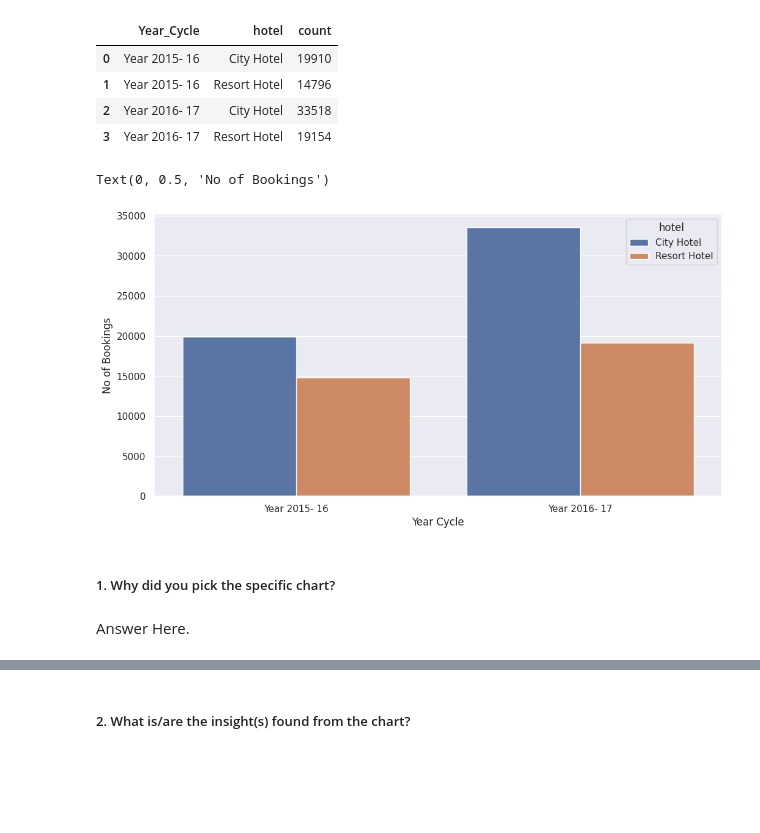
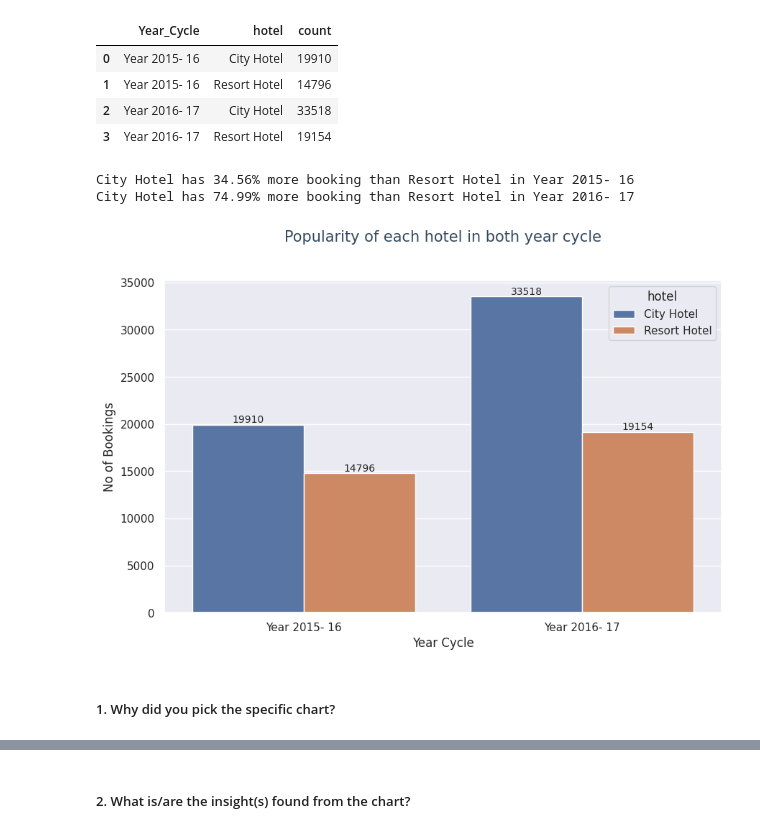
Before and after one commit to Bhushan0097/01.-CAPSTONE-PROJECT----Hotel-Bookings.csv, a Jupyter notebook: 01_Capstone_Project_EDA_HotelBooking.ipynb, the cells around one changed output, grey strips where cells are left out. Saved outputs shown, nothing was run; the diff lists cells and outputs as text; code cells hidden in the pictures; blank space fills up the shorter version.

```diff
--- a/01_Capstone_Project_EDA_HotelBooking.ipynb
+++ b/01_Capstone_Project_EDA_HotelBooking.ipynb
@@ -1108,5 +1165,6 @@ Diff_booking
 177 rows × 4 columns
 # %%
 Increase_booking = Diff_booking[Diff_booking['Difference']>0]
+Increase_booking = Increase_booking.reset_index()
 Increase_booking.head(15)
 # %% [output]
@@ -1132,0 +1187,3 @@ Total number of Countries that have reported increase in their bookings  : 132
+# %%
+Increase_booking = Increase_booking.drop(['index'], axis=1)
+Increase_booking.head(5)
@@ -1193,18 +1299,17 @@ Decrease_booking.tail(15)
 # %%
 # Chart - 3 visualization code
-# Displaying Top 15 counitries that had reported decrease in bookings.
+# Displaying  counitries that had reported decrease in bookings.
 
 fig, ax = plt.subplots(figsize=(12, 6))
 
 sns.set(style = "darkgrid")
 
-bar_plot1 = sns.barplot(x='country', y='Year 2015- 16', data=Decrease_booking.tail(15), label="Year 2015- 16", color="#F4D03F")
-bar_plot2 = sns.barplot(x='country', y='Year 2016- 17', data=Decrease_booking.tail(15) , label="Year 2016- 17", color="#58D68D")
-bar_plot2.set_title('Top 15 counitries that had reported increase in bookings')
+bar_plot1 = sns.barplot(x='country', y='Year 2015- 16', data=Decrease_booking, label="Year 2015- 16", color="#F4D03F")
+bar_plot2 = sns.barplot(x='country', y='Year 2016- 17', data=Decrease_booking , label="Year 2016- 17", color="#58D68D")
+bar_plot2.set_title('Counitries that had reported increase in bookings')
 
 
 plt.legend(ncol=1, loc="upper left", frameon=True)
-
 
 for i,j in zip(bar_plot2.containers,bar_plot1.containers): # displaying the count number on top of each bar
     bar_plot1.bar_label(j , size='small')
@@ -1214,6 +1319,7 @@ for i,j in zip(bar_plot2.containers,bar_plot1.containers): # displaying the coun
 plt.xlabel('Country')
 plt.ylabel('No of Bookings')
 
+#setting scale to log  for proper visualazation of the plot
 ax.set_yscale('log')
 
 plt.show()
@@ -1238,26 +1382,48 @@ Answer Here
 >  <h2> <b> <font color ="#333"> Which Hotel was more Popular in Each Cycle</div> </b>
 # %%
 #grouping year by year
-Hotel_count_by_year = hotel_data2.groupby(["Year_Cycle","hotel"])["hotel"].count().reset_index(name="count")
-Hotel_count_by_year
+data3 = hotel_data2.groupby(["Year_Cycle","hotel"])["hotel"].count().reset_index(name="count")
+data3
 # %% [output]
 |  | Year_Cycle | hotel | count |
 | 0 | Year 2015- 16 | City Hotel | 19910 |
 | 1 | Year 2015- 16 | Resort Hotel | 14796 |
 | 2 | Year 2016- 17 | City Hotel | 33518 |
 | 3 | Year 2016- 17 | Resort Hotel | 19154 |
+# %%
+for x in data3['Year_Cycle'].unique() :
+  year = data3[data3['Year_Cycle'] == x]
+
+  Count_CH = year[year['hotel']== 'City Hotel']
+  Count_RH = year[year['hotel']== 'Resort Hotel']
+
+
+  if Count_CH['count'].item() >  Count_RH['count'].item() :
+    difference =  calc_percentage(Count_CH['count'].item(),Count_RH['count'].item())
+    difference = '{:.2f}'.format(difference)
+    print(f'City Hotel has { difference }% more booking than Resort Hotel in {x} ')
+  else :
+    difference =  calc_percentage(Count_RH['count'].item(),Count_CH['count'].item() )
+    difference = '{:.2f}'.format(difference)
+    print(f'Resort Hotel has { difference }% more booking than City Hotel in {x} ')
+# %% [output]
+City Hotel has 34.56% more booking than Resort Hotel in Year 2015- 16
+City Hotel has 74.99% more booking than Resort Hotel in Year 2016- 17
 # %%
-fig, ax = plt.subplots(figsize=(12, 6))
+fig, ax = plt.subplots(figsize=(10, 6))
 sns.set(style = "darkgrid")
 
-sns.barplot(data=Hotel_count_by_year, x="Year_Cycle", y="count", hue="hotel")
+bar_plot3 = sns.barplot(data=data3, x="Year_Cycle", y="count", hue="hotel")
 
+for i in bar_plot3.containers: # displaying the count number on top of each bar
+    bar_plot3.bar_label(i , size='small')
+
+plt.title("Popularity of each hotel in both year cycle\n\n", fontsize=15, fontweight=0, color='#334960', loc='center' , style='normal' )
 plt.xlabel('Year Cycle')
 plt.ylabel('No of Bookings')
+
+plt.show()
 # %% [output]
-Text(0, 0.5, 'No of Bookings')
-[figure, old version]
+[figure, new version]
 # %% [markdown]
 ##### 1. Why did you pick the specific chart?
-# %% [markdown]
-Answer Here.
```
Also changed, not shown: parts of 46 cells of this notebook.
